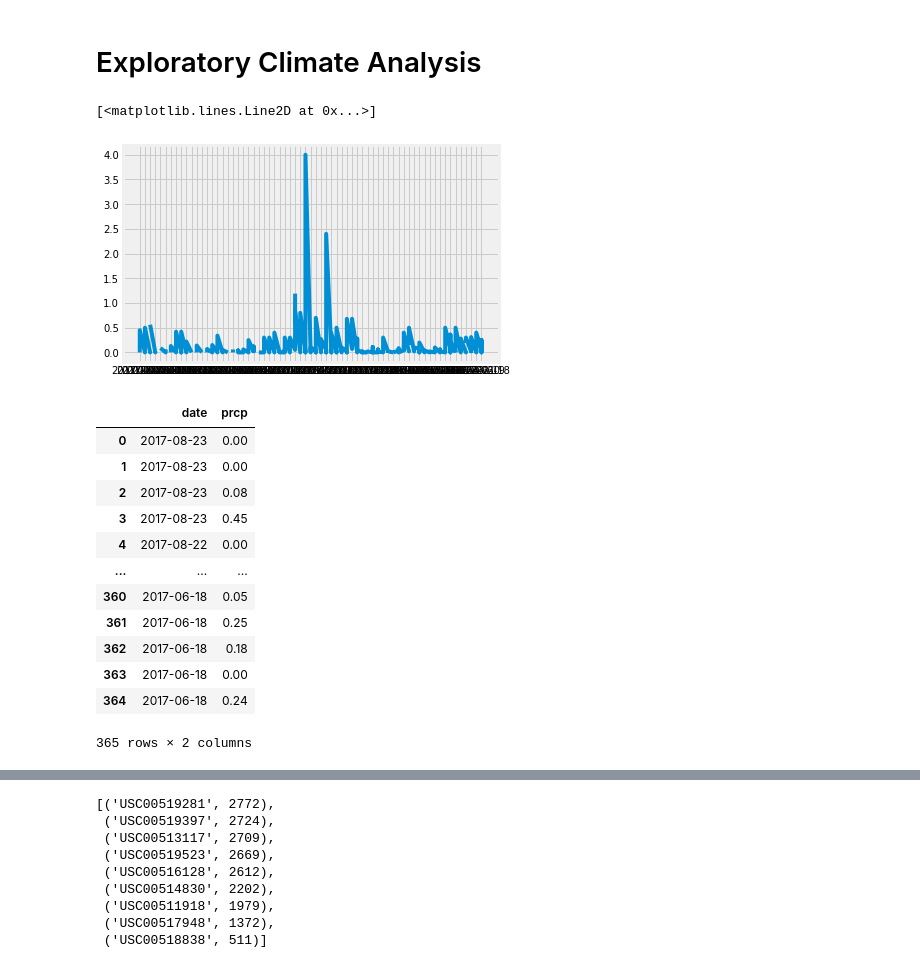
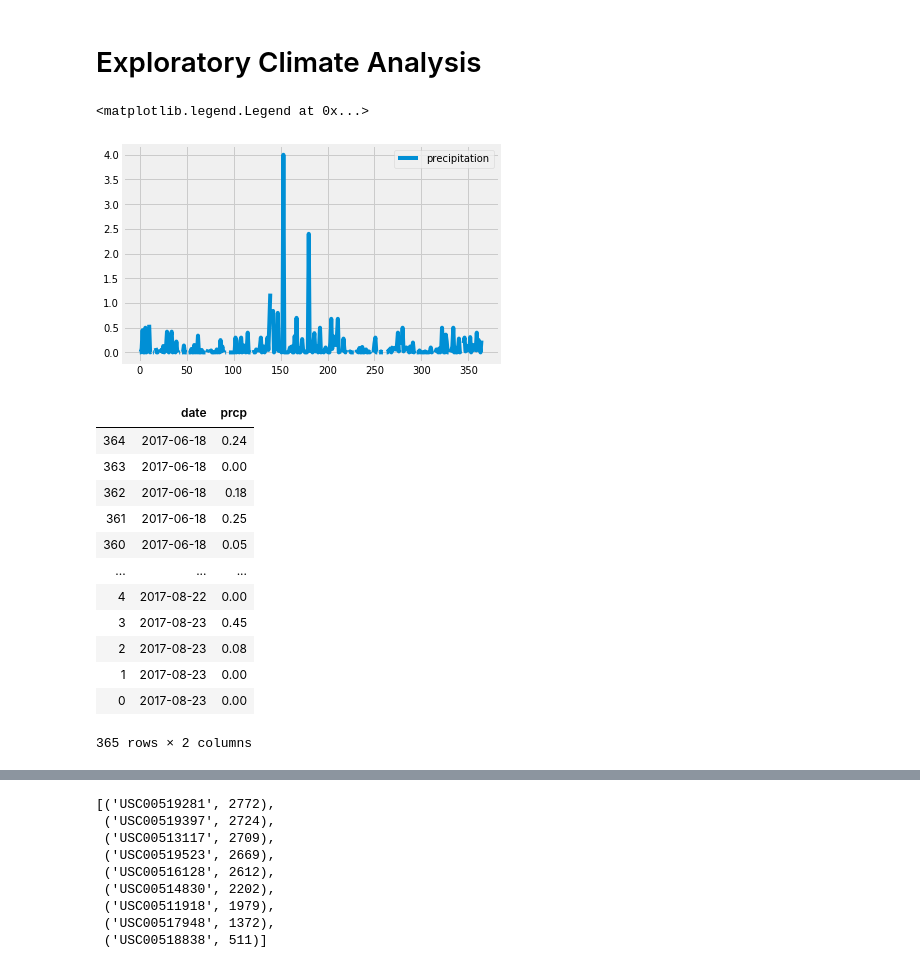
Before and after one commit to meppps/sqlalchemy-challenge, a Jupyter notebook: climate_starter.ipynb, the cells around one changed output, grey strips where cells are left out. Drawn from its saved outputs; the diff is of its cells as text; code cells hidden in the pictures.

```diff
--- a/climate_starter.ipynb
+++ b/climate_starter.ipynb
@@ -52,51 +52,57 @@ session = Session(engine)
 
 measurements = session.query(Measurement).filter()
 
 # for m in measurements:
 #     print("-"*12)
 #     print(f"date: {m.date}")
 #     print(f"station: {m.station}")
 #     print(f"precipitation: {m.prcp}")
 date = []
 prcp = []
 
+# prcpQuery = engine.execute("SELECT date,prcp FROM measurement ORDER BY date DESC LIMIT 365")
 prcpQuery = engine.execute("SELECT date,prcp FROM measurement ORDER BY date DESC LIMIT 365")
 
 for p in prcpQuery:
     date.append(p['date'])
     prcp.append(p['prcp'])
 
 # Calculate the date 1 year ago from the last data point in the database
 
 
 # Perform a query to retrieve the data and precipitation scores
 
 # Save the query results as a Pandas DataFrame and set the index to the date column
 df = pd.DataFrame({"date":date,"prcp":prcp})
 
 # Sort the dataframe by date
+df.set_index('date')
 
+# Un-reverse dataframe
+df = df.iloc[::-1]
 
 # Use Pandas Plotting with Matplotlib to plot the data
-plt.plot(df['date'],df['prcp'])
+plt.plot(df.index,df['prcp'],label='precipitation')
+plt.legend()
+# plt.savefig()
 # %% [output]
-[<matplotlib.lines.Line2D at 0x...>]
+<matplotlib.legend.Legend at 0x...>
-[figure, old version]
+[figure, new version]
 # %%
 df
 # %% [output]
 |  | date | prcp |
+| 364 | 2017-06-18 | 0.24 |
+| 363 | 2017-06-18 | 0.00 |
+| 362 | 2017-06-18 | 0.18 |
+| 361 | 2017-06-18 | 0.25 |
+| 360 | 2017-06-18 | 0.05 |
+| ... | ... | ... |
+| 4 | 2017-08-22 | 0.00 |
+| 3 | 2017-08-23 | 0.45 |
+| 2 | 2017-08-23 | 0.08 |
+| 1 | 2017-08-23 | 0.00 |
 | 0 | 2017-08-23 | 0.00 |
-| 1 | 2017-08-23 | 0.00 |
-| 2 | 2017-08-23 | 0.08 |
-| 3 | 2017-08-23 | 0.45 |
-| 4 | 2017-08-22 | 0.00 |
-| ... | ... | ... |
-| 360 | 2017-06-18 | 0.05 |
-| 361 | 2017-06-18 | 0.25 |
-| 362 | 2017-06-18 | 0.18 |
-| 363 | 2017-06-18 | 0.00 |
-| 364 | 2017-06-18 | 0.24 |
 365 rows × 2 columns
 # %% [markdown]
 ![precipitation](Images/precipitation.png)
```
Also changed, not shown: parts of 5 cells of this notebook.
